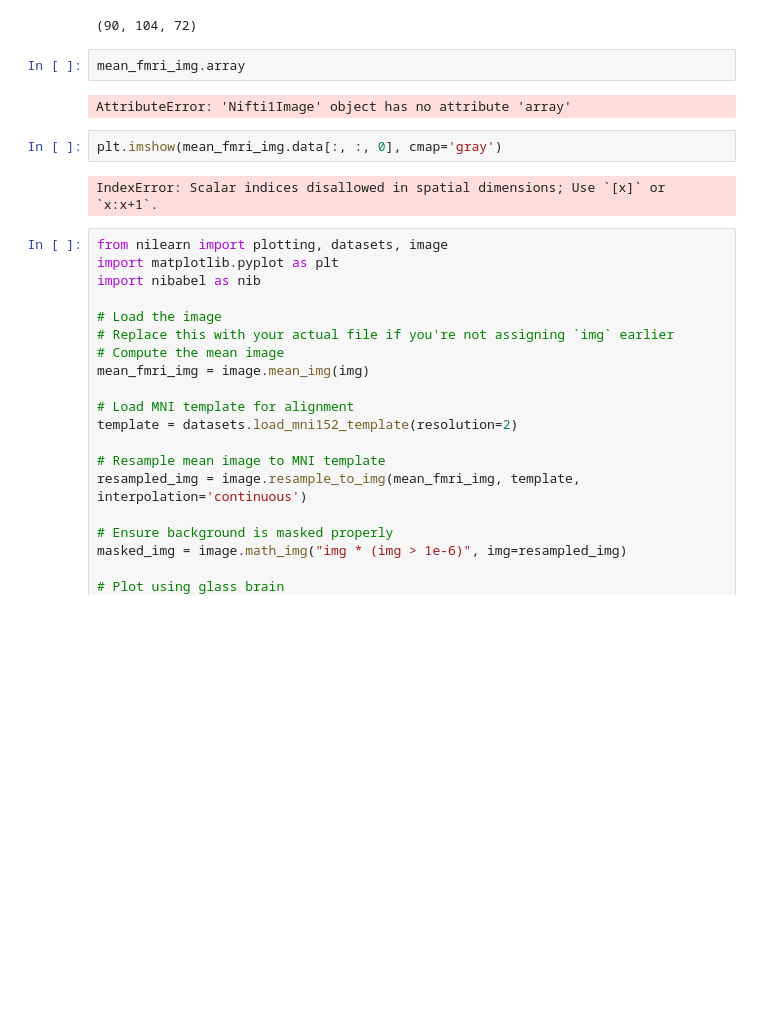
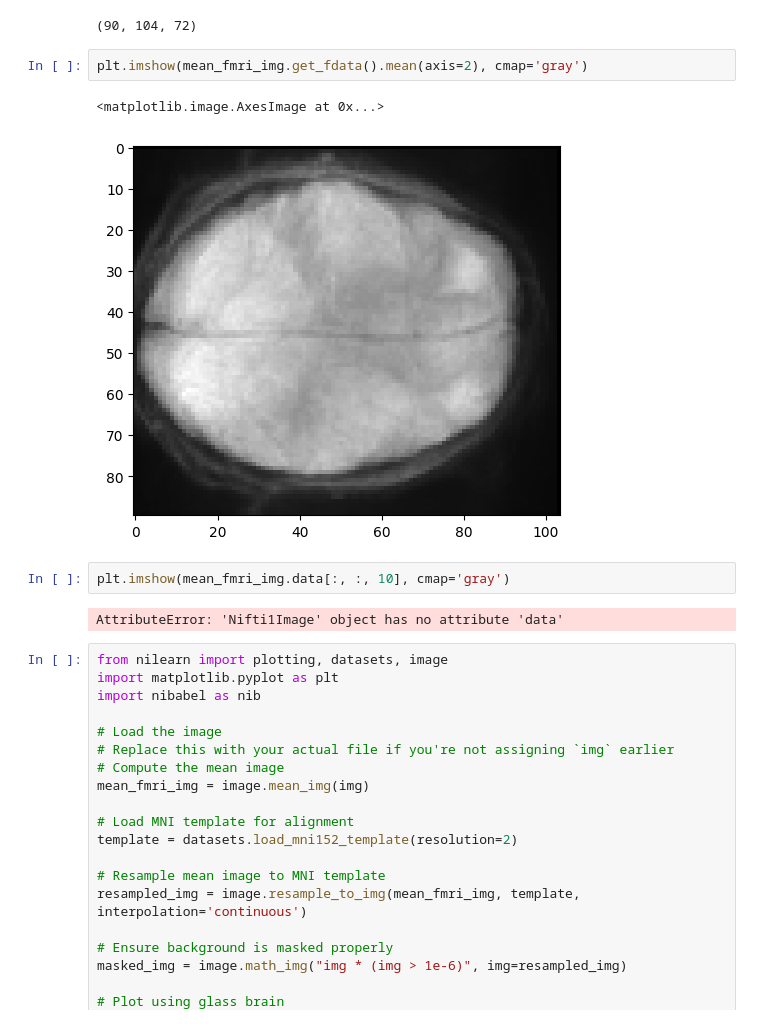
Before and after one commit to dani2442/neuroscience, a Jupyter notebook: notebooks/fmri_example.ipynb, the cells around one changed output. Cells and saved outputs as stored; diff of their text form; blank space fills up the shorter version.

```diff
--- a/notebooks/fmri_example.ipynb
+++ b/notebooks/fmri_example.ipynb
@@ -78,13 +78,14 @@ mean_fmri_img.shape
 # %% [output]
 (90, 104, 72)
 # %%
-mean_fmri_img.array
+plt.imshow(mean_fmri_img.get_fdata().mean(axis=2), cmap='gray')
 # %% [output]
-AttributeError: 'Nifti1Image' object has no attribute 'array'
+<matplotlib.image.AxesImage at 0x...>
+[figure, added]
 # %%
-plt.imshow(mean_fmri_img.data[:, :, 0], cmap='gray')
+plt.imshow(mean_fmri_img.data[:, :, 10], cmap='gray')
 # %% [output]
-IndexError: Scalar indices disallowed in spatial dimensions; Use `[x]` or `x:x+1`.
+AttributeError: 'Nifti1Image' object has no attribute 'data'
 # %%
 from nilearn import plotting, datasets, image
 import matplotlib.pyplot as plt
```
Also changed, not shown: parts of 1 cell of this notebook, 1 other file.
